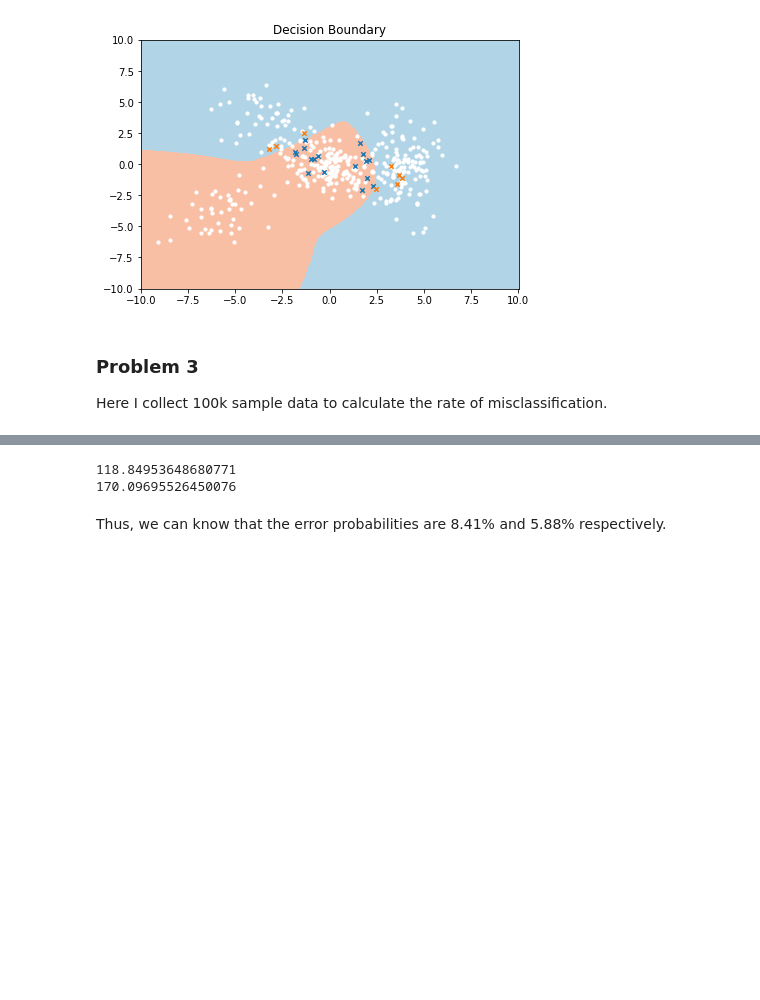
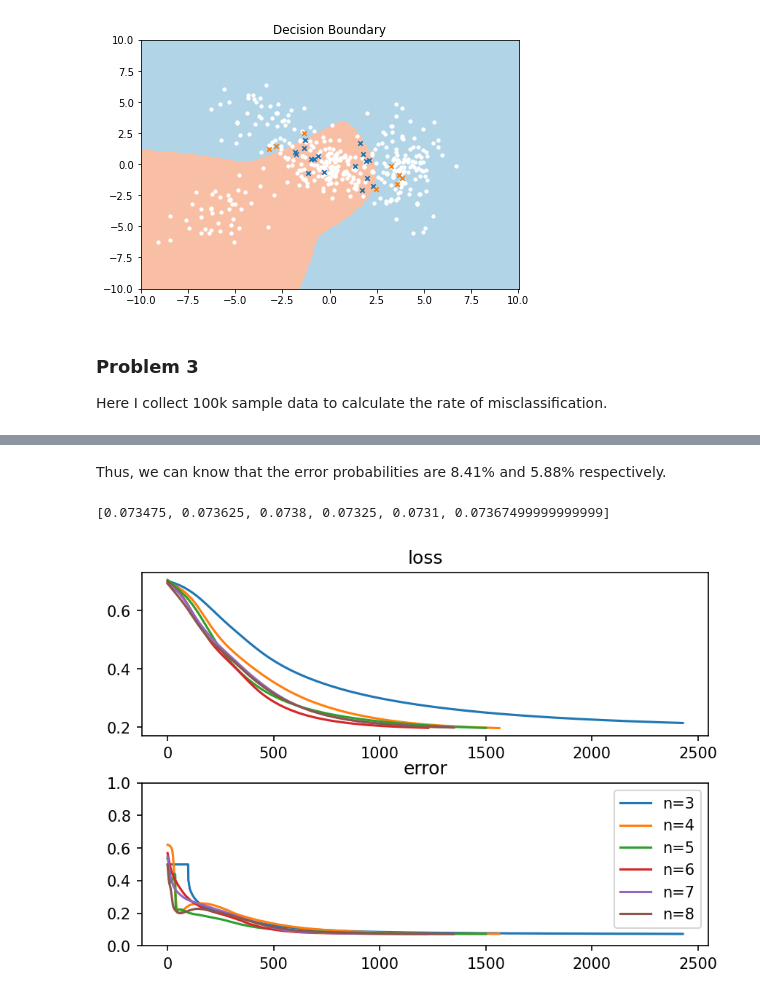
Before and after one commit to lcy0x1/ECE283, a Jupyter notebook: src/hw2/hw2.ipynb, the cells around one changed output, grey strips where cells are left out. Saved outputs shown, nothing was run; the diff lists cells and outputs as text; code cells hidden in the pictures; blank space fills up the shorter version.

```diff
--- a/src/hw2/hw2.ipynb
+++ b/src/hw2/hw2.ipynb
@@ -188,9 +187,3 @@ Verify that `n` is large enough
-# %%
-print(10*n/err_0)
-print(10*n/err_1)
-# %% [output]
-118.84953648680771
-170.09695526450076
 # %% [markdown]
 Thus, we can know that the error probabilities are 8.41% and 5.88% respectively.
 # %%
@@ -257,0 +279,35 @@ def train_H1(n_sample, l2_lambda, lrate, neurons, momentum, eps):
+# %%
+def plotasc(axs: List[plt.Axes], model):
+
+    list_lv = model["lv"]
+    list_lvr = model["lvr"]
+    list_ac0 = model["ac0"]
+    list_ac1 = model["ac1"]
+    list_ac = (np.array(list_ac0)+np.array(list_ac1))/2
+
+    axs[0].plot(list_lv)
+    axs[0].set_title('loss')
+    axs[0].set_xlabel('Iteration')
+    axs[1].set_ylabel('Loss Value')
+    axs[1].plot(list_ac)
+    axs[1].set_ylim(0,1)
+    axs[1].set_title('error')
+    axs[1].set_xlabel('Iteration')
+    axs[1].set_ylabel('Error Rate')
+
+    return min(list_ac)
+# %%
+fig, axs = plt.subplots(2, 1, dpi=150)
+plt.tight_layout()
+vals = [
+    plotasc(axs, n03me4),
+    plotasc(axs, n04me4),
+    plotasc(axs, n05me4),
+    plotasc(axs, n06me4),
+    plotasc(axs, n07me4),
+    plotasc(axs, n08me4)]
+axs[1].legend(['n=3','n=4','n=5','n=6','n=7','n=8','n=16'])
+print(vals)
+# %% [output]
+[0.073475, 0.073625, 0.0738, 0.07325, 0.0731, 0.07367499999999999]
+[figure, added]
```
Also changed, not shown: parts of 43 cells of this notebook, 2 other files.
